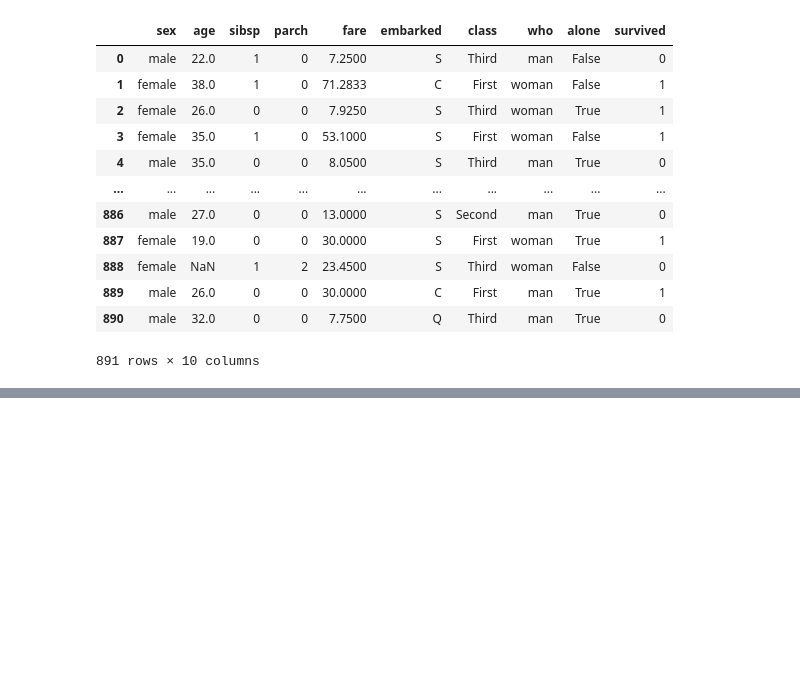
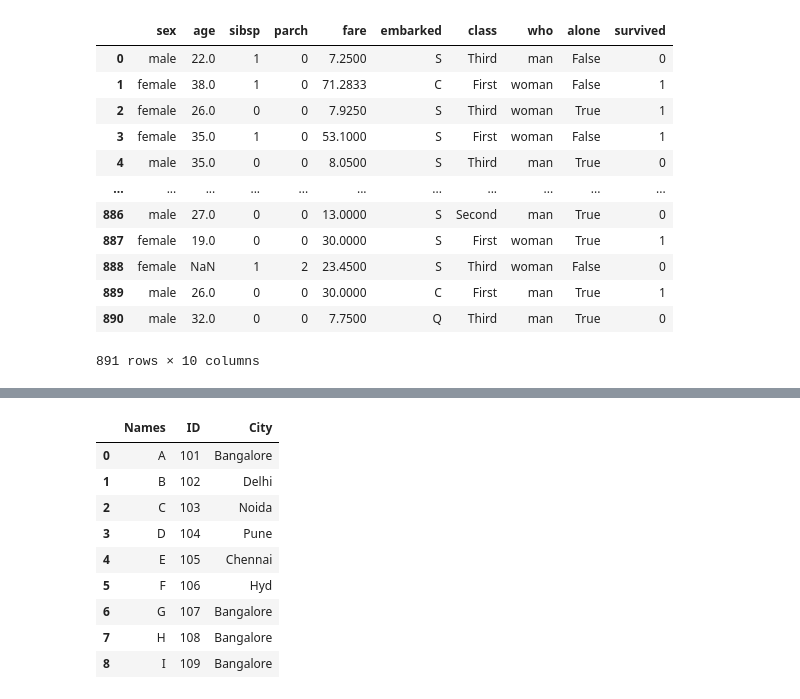
Before and after one commit to iampawankc/NLP, a Jupyter notebook: Libraries/pandas_df.ipynb, the cells around one changed output, grey strips where cells are left out. Saved outputs shown, nothing was run; the diff lists cells and outputs as text; code cells hidden in the pictures; blank space fills up the shorter version.

```diff
--- a/Libraries/pandas_df.ipynb
+++ b/Libraries/pandas_df.ipynb
@@ -656,0 +885,7 @@ ti_ds.dropna(how='any') #Even if a single column is null in a row, the entire ro
+# %%
+names = ('A', 'B', 'C', 'D', 'E', 'F')
+id = [101, 102, 103, 104, 105, 106]
+city = ['Bangalore','Delhi', 'Noida', 'Pune', 'Chennai', 'Hyd']
+
+df = pd.DataFrame({'Names':names, 'ID':id, 'City':city })
+df.head()
@@ -656,0 +899,20 @@ ti_ds.dropna(how='any') #Even if a single column is null in a row, the entire ro
+# %%
+names = ('G', 'H', 'I')
+id = [107, 108, 109]
+city = ['Bangalore','Bangalore', 'Bangalore']
+
+df2 = pd.DataFrame({'Names':names, 'ID':id, 'City':city })
+# %%
+df_final = pd.concat((df, df2), axis=0, ignore_index=True)
+df_final
+# %% [output]
+|  | Names | ID | City |
+| 0 | A | 101 | Bangalore |
+| 1 | B | 102 | Delhi |
+| 2 | C | 103 | Noida |
+| 3 | D | 104 | Pune |
+| 4 | E | 105 | Chennai |
+| 5 | F | 106 | Hyd |
+| 6 | G | 107 | Bangalore |
+| 7 | H | 108 | Bangalore |
+| 8 | I | 109 | Bangalore |
```
Also changed, not shown: parts of 27 cells of this notebook, 42 other files.
